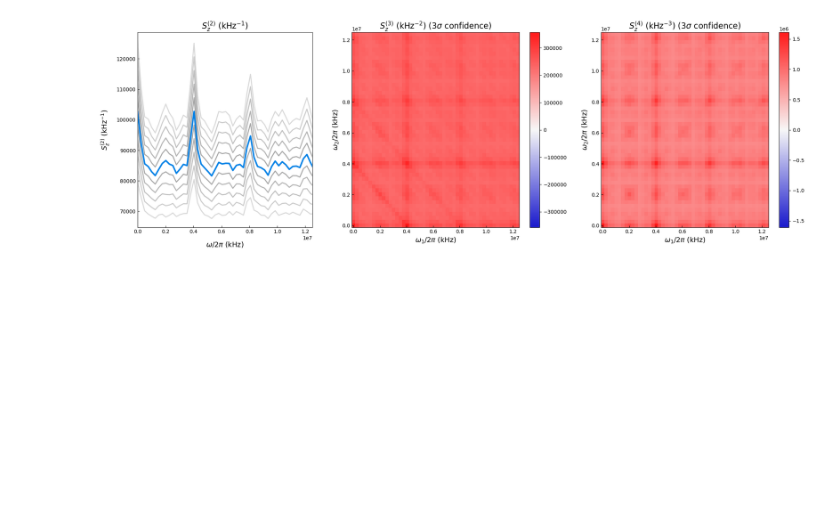
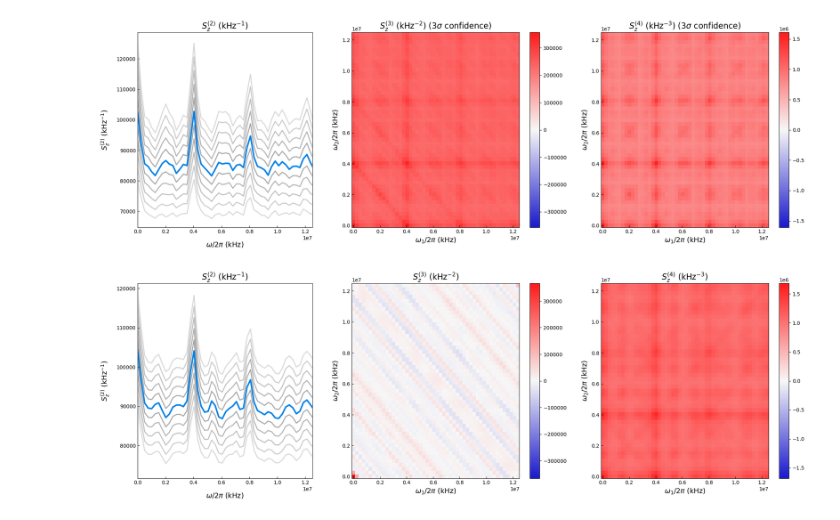
Before and after one commit to MarkusSifft/SignalSnap, a Jupyter notebook: Examples/Calculating Polyspectra from Timestamps.ipynb, the cells around one changed output. Saved outputs shown, nothing was run; the diff lists cells and outputs as text; code cells hidden in the pictures; blank space fills up the shorter version.

```diff
--- a/Examples/Calculating Polyspectra from Timestamps.ipynb
+++ b/Examples/Calculating Polyspectra from Timestamps.ipynb
@@ -84,3 +78,8 @@ plot_config = PlotConfig(plot_f_max=1.25e7, green_alpha=0.1, sigma=3)
 fig = RSspec.plot(plot_config)
 # %% [output]
 [figure]
+# %%
+plot_config = PlotConfig(plot_f_max=1.25e7, green_alpha=0.0, sigma=3)
+fig = RSspec.plot(plot_config)
+# %% [output]
+[figure, added]
```
Also changed, not shown: parts of 6 cells of this notebook, 1 other file.
